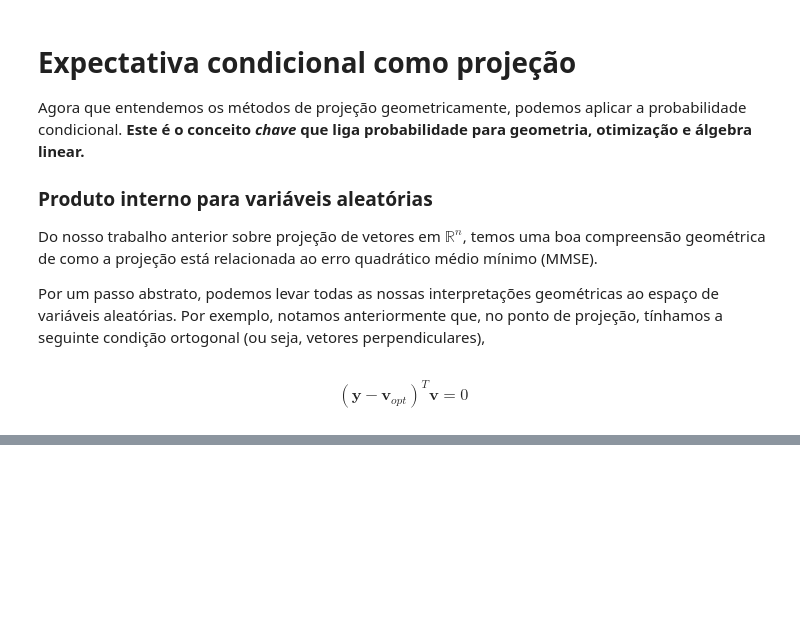
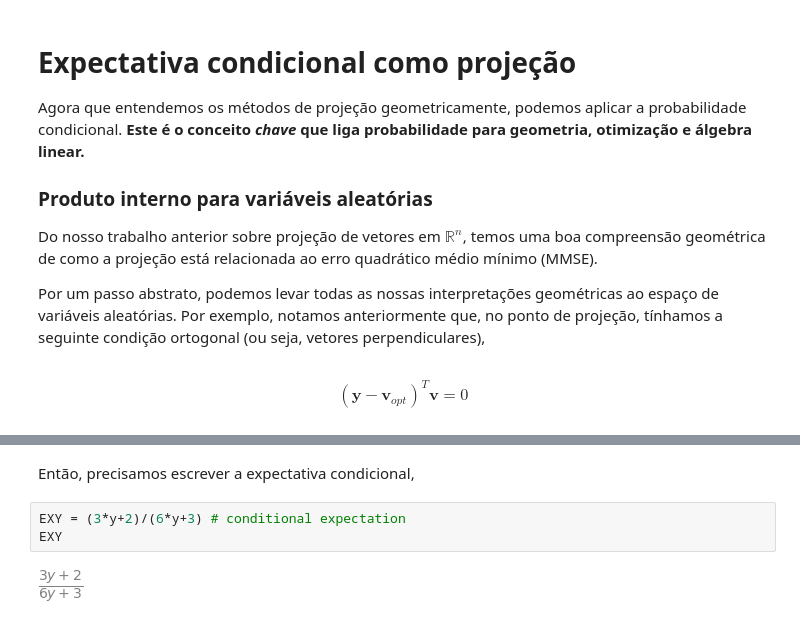
Before and after one commit to VF-Ferrari/Python, a Jupyter notebook: Aula 6 - Probabilidade 1.ipynb, the cells around one changed output, grey strips where cells are left out. Cells and saved outputs as stored; diff of their text form; blank space fills up the shorter version.

```diff
--- a/Aula 6 - Probabilidade 1.ipynb
+++ b/Aula 6 - Probabilidade 1.ipynb
@@ -1623,0 +1933,7 @@ $$
+# %% [markdown]
+Então, precisamos escrever a expectativa condicional,
+# %%
+EXY = (3*y+2)/(6*y+3) # conditional expectation
+EXY
+# %% [output]
+[figure, added]
```
Also changed, not shown: parts of 210 cells of this notebook, 1 other file.
